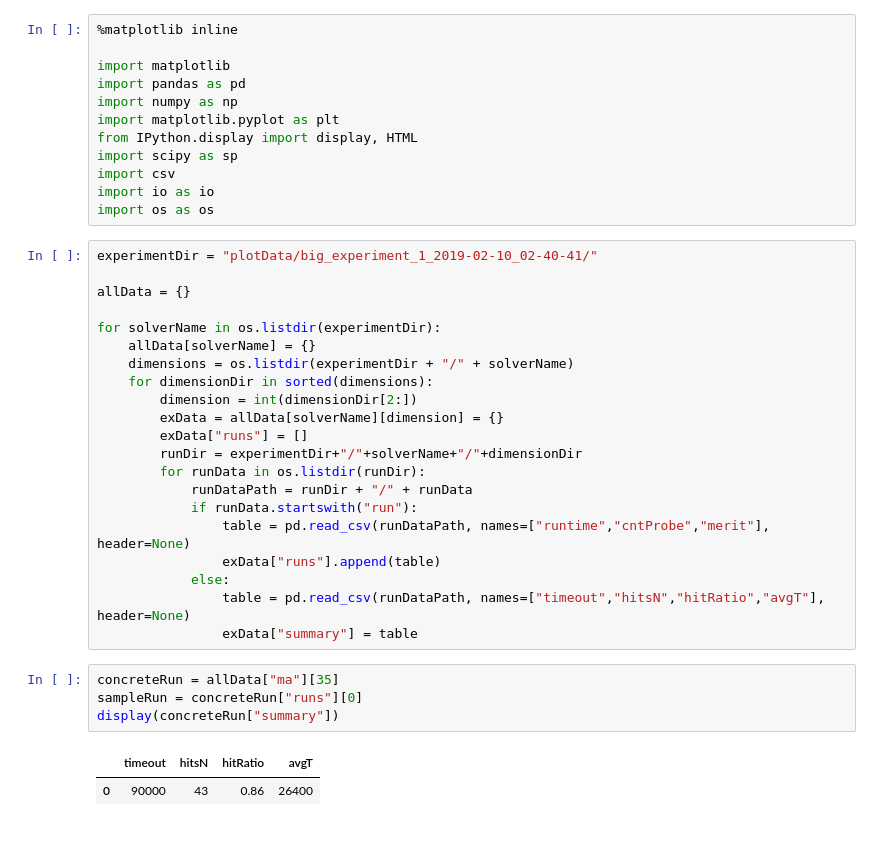
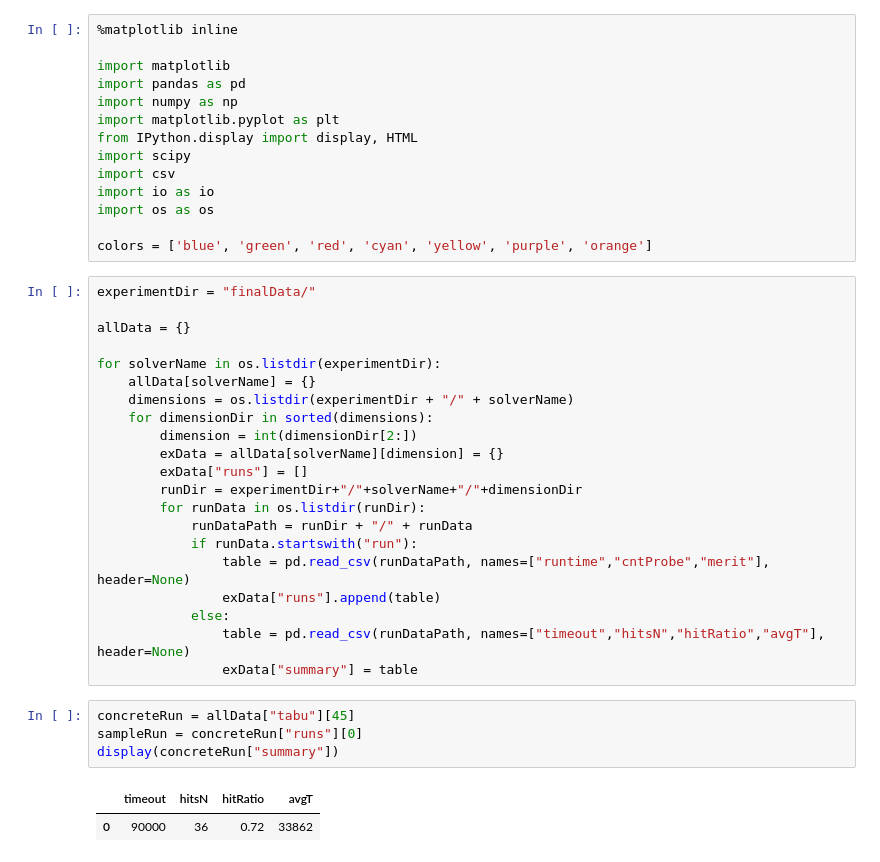
Before and after one commit to CHoudrouge4/osh, a Jupyter notebook: Analysis.ipynb, the cells around one changed output. Saved outputs shown, nothing was run; the diff lists cells and outputs as text.

```diff
--- a/Analysis.ipynb
+++ b/Analysis.ipynb
@@ -6,12 +6,14 @@ import pandas as pd
 import numpy as np
 import matplotlib.pyplot as plt
 from IPython.display import display, HTML
-import scipy as sp
+import scipy
 import csv
 import io as io
 import os as os
+
+colors = ['blue', 'green', 'red', 'cyan', 'yellow', 'purple', 'orange']
 # %%
-experimentDir = "plotData/big_experiment_1_2019-02-10_02-40-41/"
+experimentDir = "finalData/"
 
 allData = {}
 
@@ -32,12 +34,12 @@ for solverName in os.listdir(experimentDir):
                 table = pd.read_csv(runDataPath, names=["timeout","hitsN","hitRatio","avgT"], header=None)
                 exData["summary"] = table
 # %%
-concreteRun = allData["ma"][35]
+concreteRun = allData["tabu"][45]
 sampleRun = concreteRun["runs"][0]
 display(concreteRun["summary"])
 # %% [output]
 |  | timeout | hitsN | hitRatio | avgT |
-| 0 | 90000 | 43 | 0.86 | 26400 |
+| 0 | 90000 | 36 | 0.72 | 33862 |
 # %%
 # Sample correlation
 
```
Also changed, not shown: parts of 11 cells of this notebook, 10 other files.
